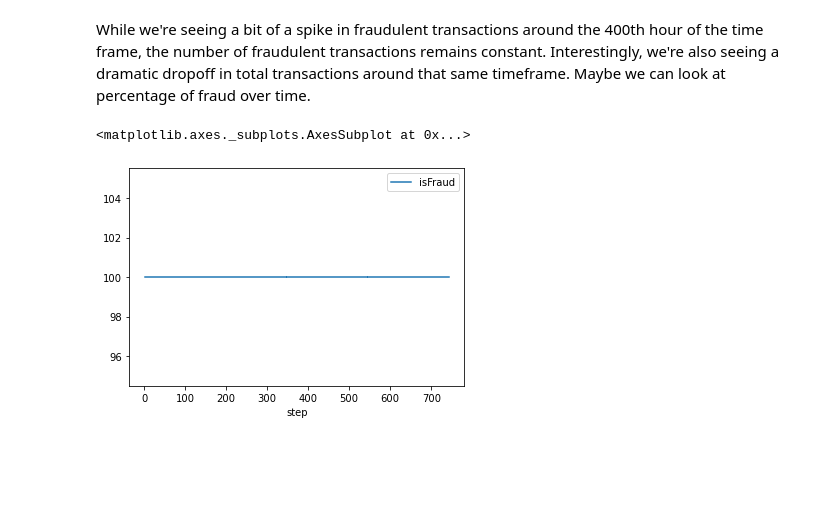
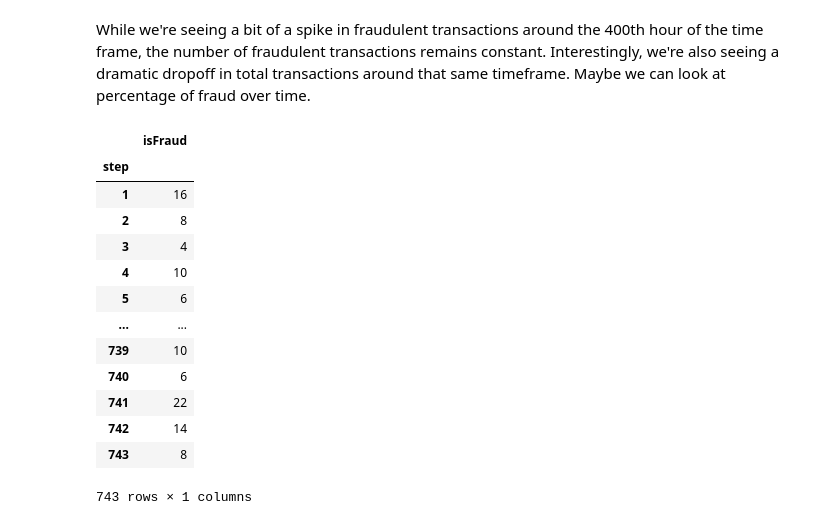
Before and after one commit to kduane/fake_fraud, a Jupyter notebook: technical_report.ipynb, the cells around one changed output. Drawn from its saved outputs; the diff is of its cells as text; code cells hidden in the pictures; blank space fills up the shorter version.

```diff
--- a/technical_report.ipynb
+++ b/technical_report.ipynb
@@ -234,5 +232,17 @@ pcts = time_fraud.groupby(level = 0).apply(lambda x: 100*x / float(x.sum()))
-# %%
-pcts.plot()
-# %% [output]
-<matplotlib.axes._subplots.AxesSubplot at 0x...>
-[figure, removed]
+# %%
+time_fraud
+# %% [output]
+|  | isFraud |
+| step |  |
+| 1 | 16 |
+| 2 | 8 |
+| 3 | 4 |
+| 4 | 10 |
+| 5 | 6 |
+| ... | ... |
+| 739 | 10 |
+| 740 | 6 |
+| 741 | 22 |
+| 742 | 14 |
+| 743 | 8 |
+743 rows × 1 columns
```
Also changed, not shown: parts of 5 cells of this notebook, 1 other file.
